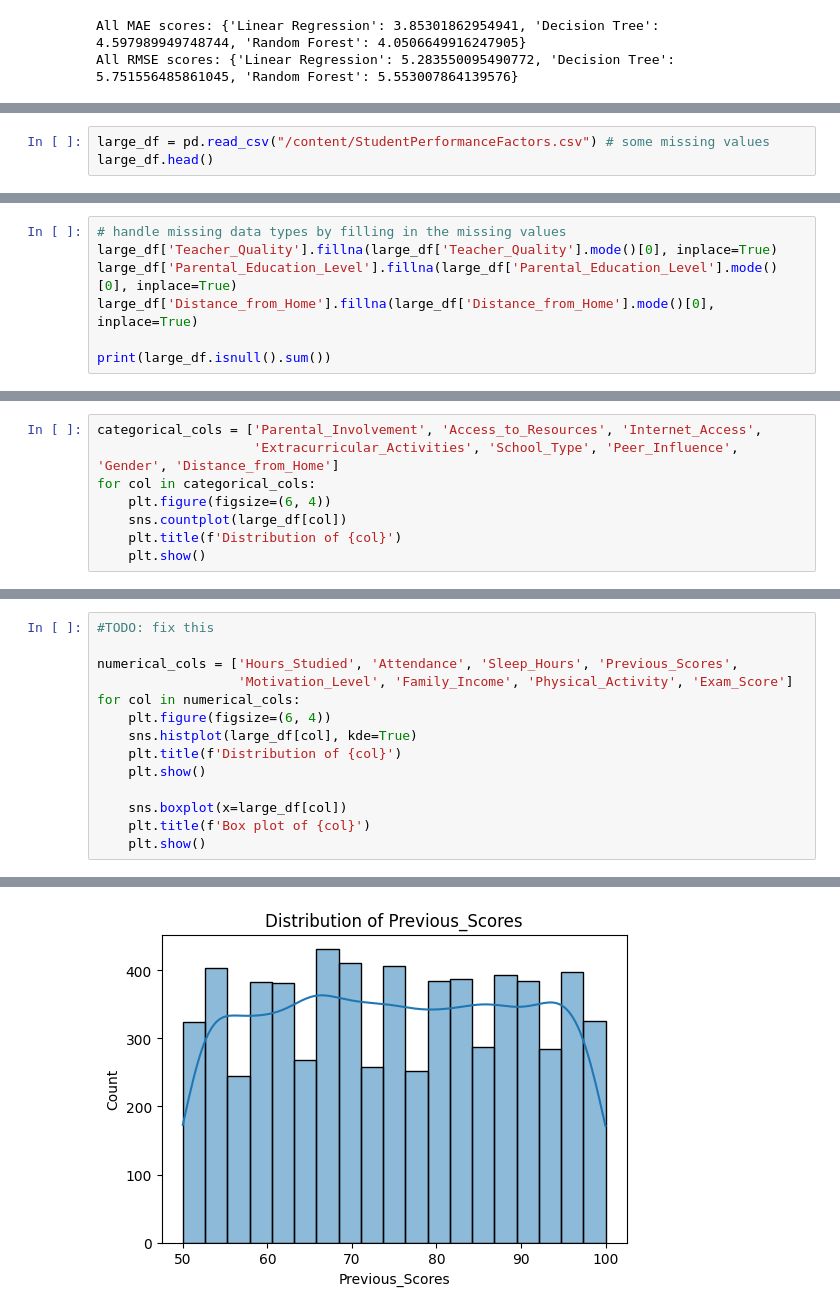
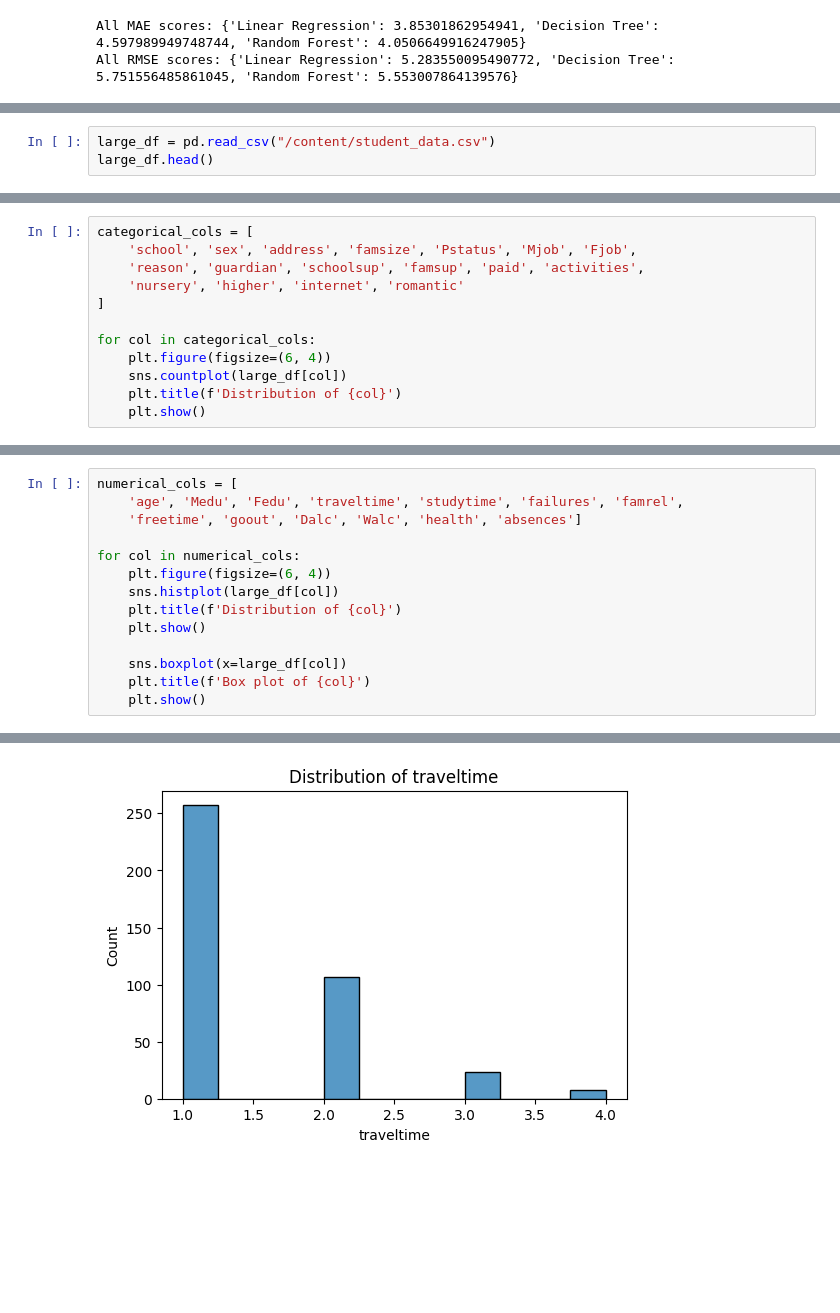
Before and after one commit to Lois-Lanctot/student-performance-analysis, a Jupyter notebook: student_performance_analysis.ipynb, the cells around one changed output, grey strips where cells are left out. Drawn from its saved outputs; the diff is of its cells as text; blank space fills up the shorter version.

```diff
--- a/student_performance_analysis.ipynb
+++ b/student_performance_analysis.ipynb
@@ -238,4 +253,4 @@ All RMSE scores: {'Linear Regression': 5.283550095490772, 'Decision Tree': 5.751
 # %%
-large_df = pd.read_csv("/content/StudentPerformanceFactors.csv") # some missing values
+large_df = pd.read_csv("/content/student_data.csv")
 large_df.head()
 # %% [output]
@@ -281,8 +295 @@ Exam_Score                     0
 dtype: int64
-# %%
-# handle missing data types by filling in the missing values
-large_df['Teacher_Quality'].fillna(large_df['Teacher_Quality'].mode()[0], inplace=True)
-large_df['Parental_Education_Level'].fillna(large_df['Parental_Education_Level'].mode()[0], inplace=True)
-large_df['Distance_from_Home'].fillna(large_df['Distance_from_Home'].mode()[0], inplace=True)
-
-print(large_df.isnull().sum())
@@ -325,6 +296,10 @@ For example, when doing 'df[col].method(value, inplace=True)', try using 'df.met
 # %%
-categorical_cols = ['Parental_Involvement', 'Access_to_Resources', 'Internet_Access',
-                    'Extracurricular_Activities', 'School_Type', 'Peer_Influence', 'Gender', 'Distance_from_Home']
+categorical_cols = [
+    'school', 'sex', 'address', 'famsize', 'Pstatus', 'Mjob', 'Fjob',
+    'reason', 'guardian', 'schoolsup', 'famsup', 'paid', 'activities',
+    'nursery', 'higher', 'internet', 'romantic'
+]
+
 for col in categorical_cols:
     plt.figure(figsize=(6, 4))
     sns.countplot(large_df[col])
@@ -342,11 +322,11 @@ for col in categorical_cols:
 # %%
-#TODO: fix this
+numerical_cols = [
+    'age', 'Medu', 'Fedu', 'traveltime', 'studytime', 'failures', 'famrel',
+    'freetime', 'goout', 'Dalc', 'Walc', 'health', 'absences']
 
-numerical_cols = ['Hours_Studied', 'Attendance', 'Sleep_Hours', 'Previous_Scores',
-                  'Motivation_Level', 'Family_Income', 'Physical_Activity', 'Exam_Score']
 for col in numerical_cols:
     plt.figure(figsize=(6, 4))
-    sns.histplot(large_df[col], kde=True)
+    sns.histplot(large_df[col])
     plt.title(f'Distribution of {col}')
     plt.show()
 
@@ -363 +343 @@ for col in numerical_cols:
-[figure, old version]
+[figure, new version]
```
Also changed, not shown: parts of 15 cells of this notebook.
